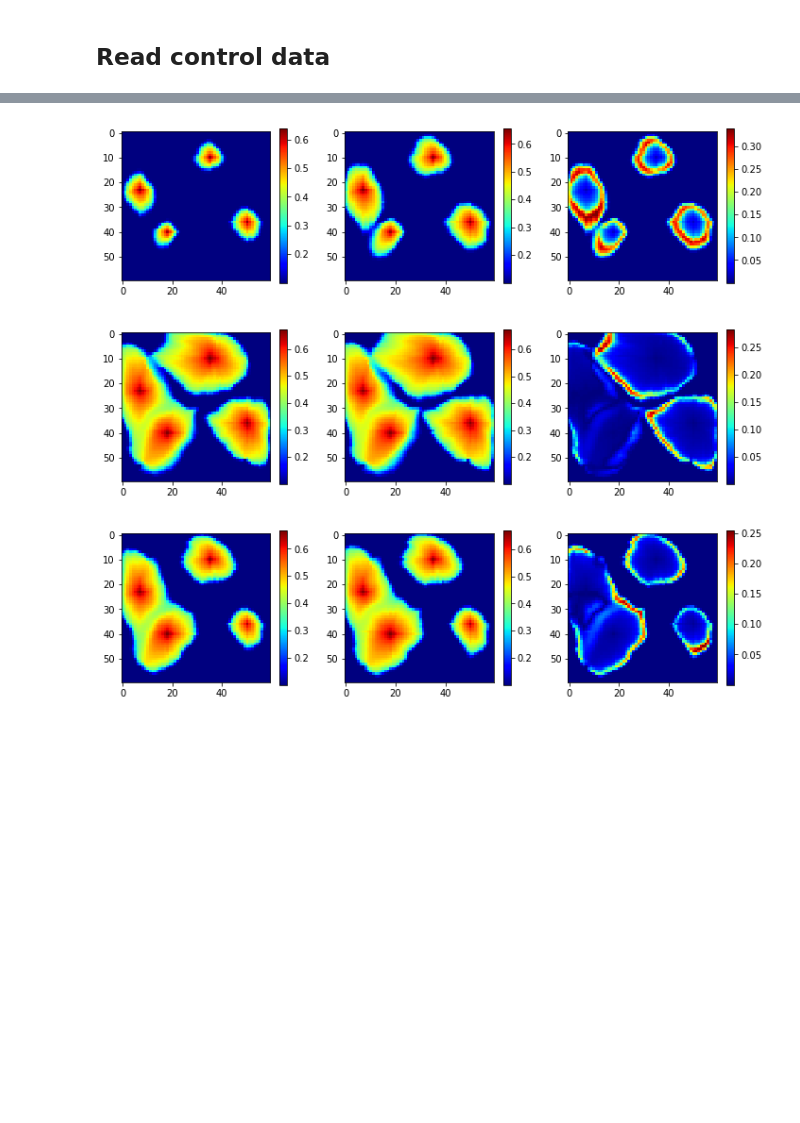
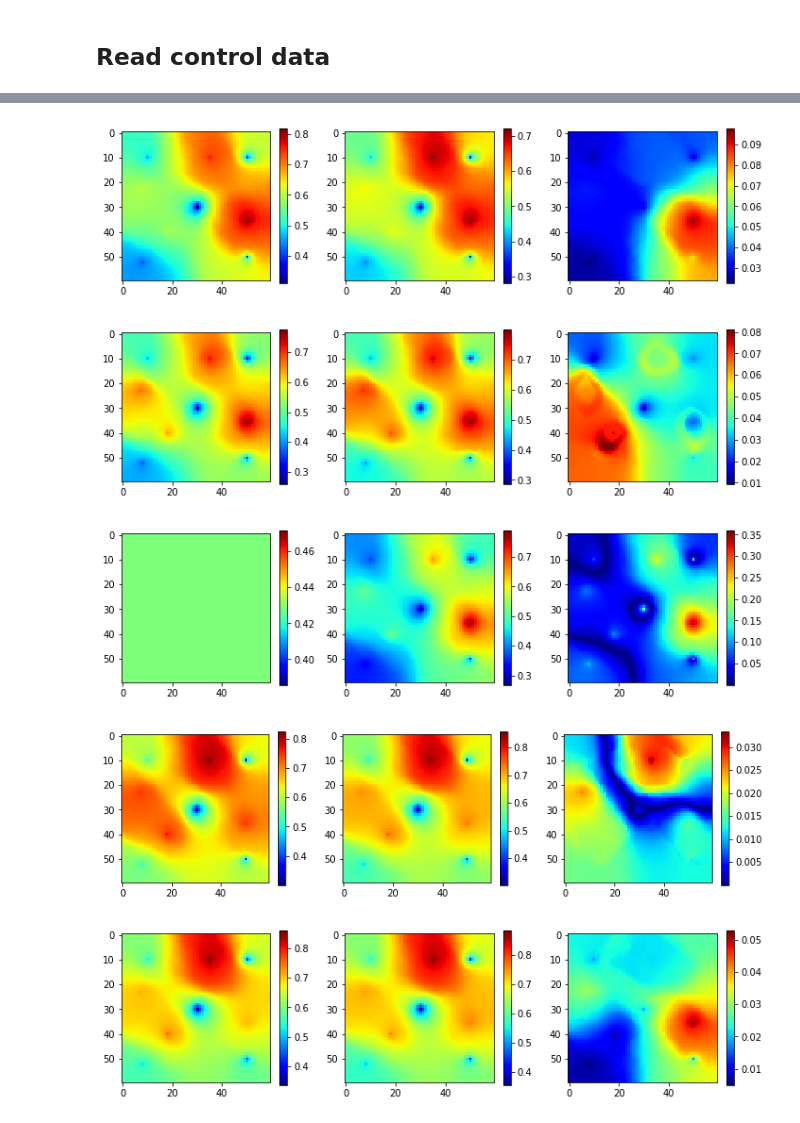
Before and after one commit to lonelysun1990/E2C, a Jupyter notebook: prepare_e2c_training_data.ipynb, the cells around one changed output, grey strips where cells are left out. Drawn from its saved outputs; the diff is of its cells as text; code cells hidden in the pictures; blank space fills up the shorter version.

```diff
--- a/prepare_e2c_training_data.ipynb
+++ b/prepare_e2c_training_data.ipynb
@@ -397,0 +326,6 @@ print(bhp_eval.shape)
+# %%
+# extend dimension of delta_t
+print(indt_del.shape)
+indt_dd = np.repeat(indt_del[np.newaxis,:], num_case, axis = 0)
+indt_d = indt_dd[:,:,np.newaxis]
+print(indt_d.shape)
@@ -397,0 +394,3 @@ print(bhp_eval.shape)
+# %%
+slt_cols = np.array((range(num_t)))
+print(slt_cols)
@@ -414,7 +558,8 @@ print(state_t1_eval.shape)
 # %%
-num_train = num_run_per_case*4*num_t
-shuffle_ind = np.random.permutation(num_train)
-state_t_train = state_t_train[shuffle_ind, ...]
-state_t1_train = state_t1_train[shuffle_ind, ...]
-bhp_train = bhp_train[shuffle_ind, ...]
+num_train = num_run_per_case*4*num_t_slt
+shuffle_ind_train = np.random.permutation(num_train)
+state_t_train = state_t_train[shuffle_ind_train, ...]
+state_t1_train = state_t1_train[shuffle_ind_train, ...]
+bhp_train = bhp_train[shuffle_ind_train, ...]
+dt_train = dt_train[shuffle_ind_train, ...]
 # %%
@@ -430,0 +572,15 @@ bhp_eval = bhp_eval[shuffle_ind, ...]
+# %%
+# k = [0,1,2,3]
+k = list(range(0,10,2))
+for i in range(len(k)):
+    plt.figure(figsize=(12,3))
+    plt.subplot(1,3,1)
+    plt.imshow(state_t_train[k[i], :,:,0])
+    plt.colorbar()
+    plt.subplot(1,3,2)
+    plt.imshow(state_t1_train[k[i], :,:,0])
+    plt.colorbar()
+    plt.subplot(1,3,3)
+    plt.imshow(np.fabs(state_t1_train[k[i], :,:,0] - state_t_train[k[i],:,:,0]))
+    plt.colorbar()
+plt.show()
@@ -431,17 +593,19 @@ bhp_eval = bhp_eval[shuffle_ind, ...]
 # %%
-for k in range(3):
+for i in range(len(k)):
     plt.figure(figsize=(12,3))
     plt.subplot(1,3,1)
-    plt.imshow(state_t_train[k, :,:,0])
+    plt.imshow(state_t_train[k[i], :,:,1])
     plt.colorbar()
     plt.subplot(1,3,2)
-    plt.imshow(state_t1_train[k, :,:,0])
+    plt.imshow(state_t1_train[k[i], :,:,1])
     plt.colorbar()
     plt.subplot(1,3,3)
-    plt.imshow(np.fabs(state_t1_train[k, :,:,0] - state_t_train[k,:,:,0]))
+    plt.imshow(np.fabs(state_t1_train[k[i], :,:,1] - state_t_train[k[i],:,:,1]))
     plt.colorbar()
 plt.show()
 # %% [output]
-[figure, old version]
+[figure, new version]
-[figure, old version]
+[figure, new version]
-[figure, old version]
+[figure, new version]
+[figure, added]
+[figure, added]
```
Also changed, not shown: parts of 73 cells of this notebook, 16 other files.
